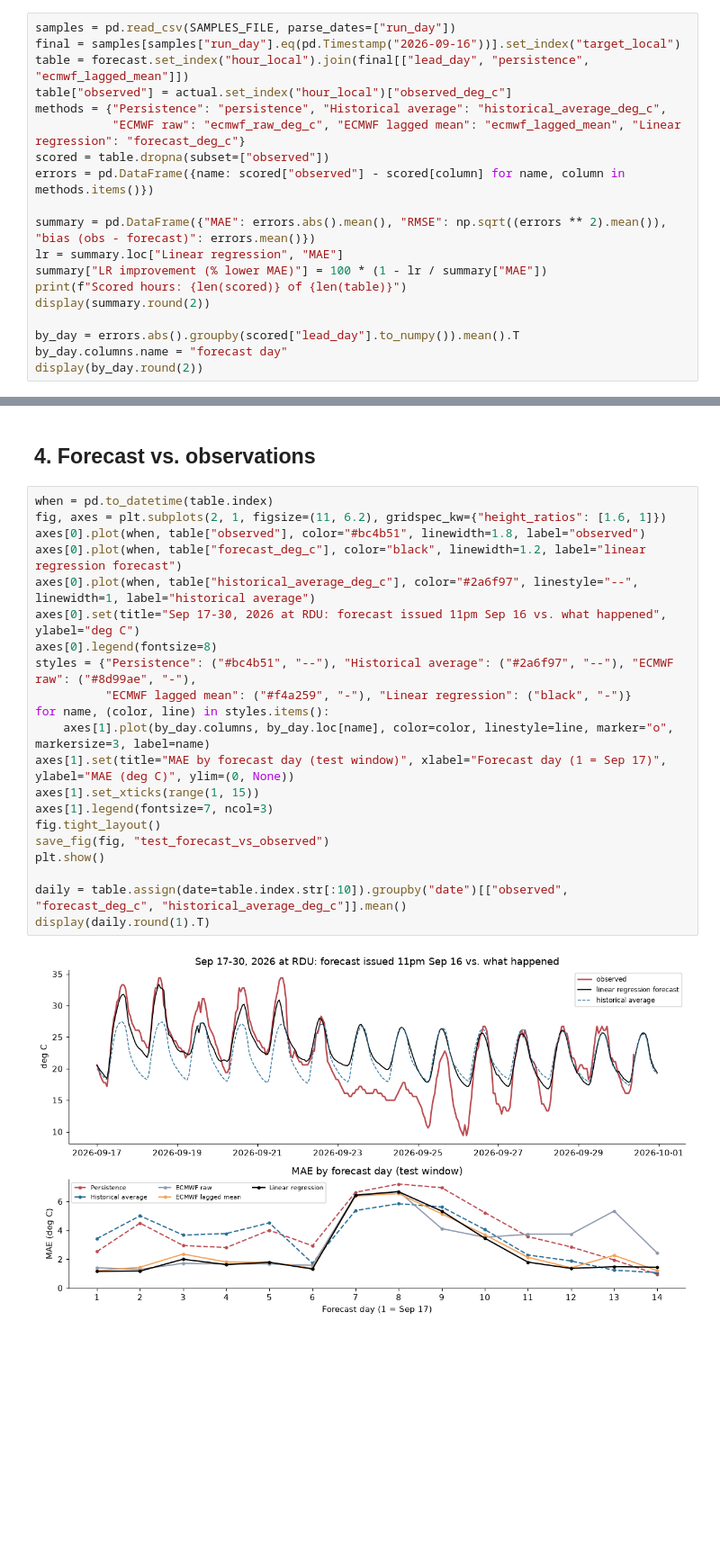
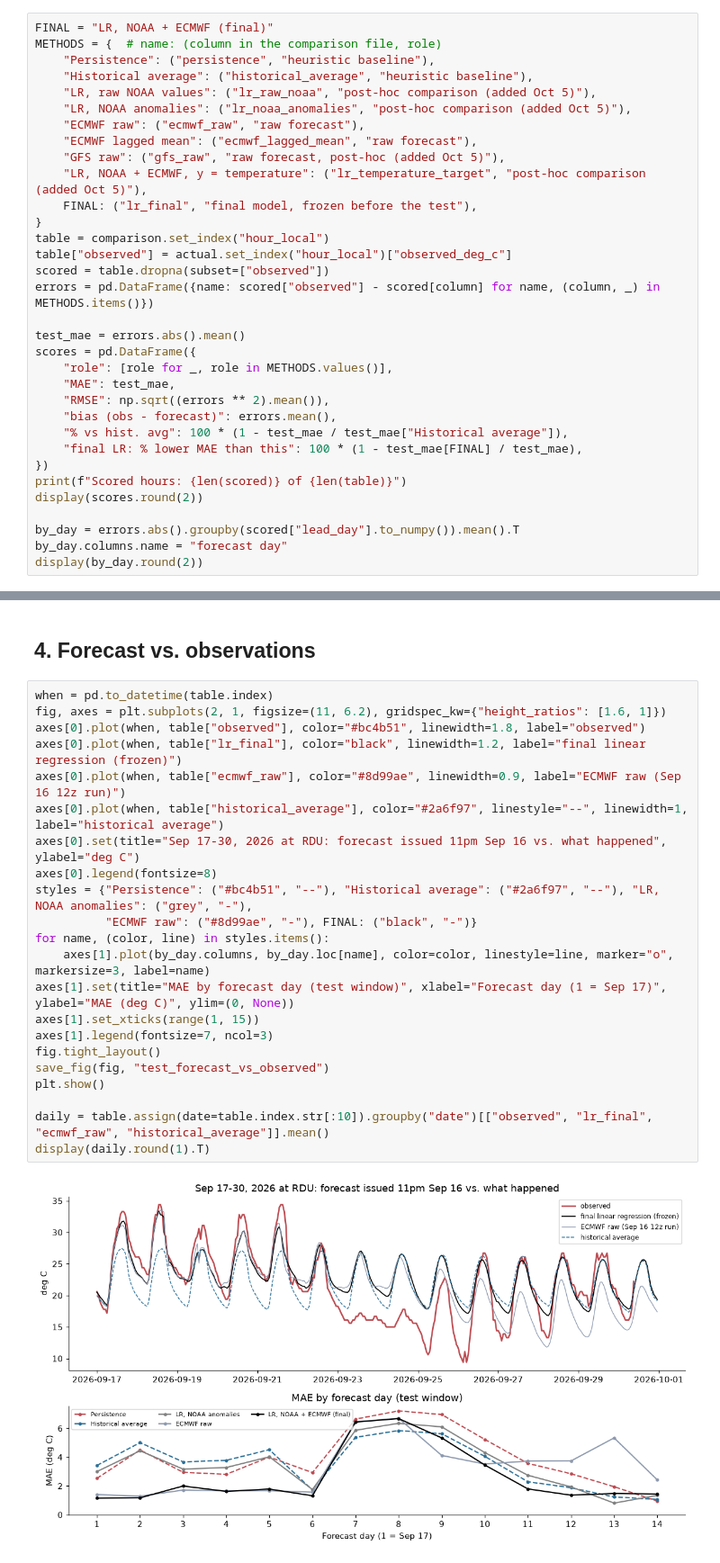
Before and after one commit to sz381/AIPI-520-Project-1, a Jupyter notebook: notebooks/05_linear_regression_test_evaluation.ipynb, the cells around one changed output, grey strips where cells are left out. Shown at 90% size. Drawn from its saved outputs; the diff is of its cells as text; blank space fills up the shorter version.

```diff
--- a/notebooks/05_linear_regression_test_evaluation.ipynb
+++ b/notebooks/05_linear_regression_test_evaluation.ipynb
@@ -115,18 +143,32 @@ All five methods are scored on the same observed hours. This is a single 14-day
 # %%
-samples = pd.read_csv(SAMPLES_FILE, parse_dates=["run_day"])
-final = samples[samples["run_day"].eq(pd.Timestamp("2026-09-16"))].set_index("target_local")
-table = forecast.set_index("hour_local").join(final[["lead_day", "persistence", "ecmwf_lagged_mean"]])
+FINAL = "LR, NOAA + ECMWF (final)"
+METHODS = {  # name: (column in the comparison file, role)
+    "Persistence": ("persistence", "heuristic baseline"),
+    "Historical average": ("historical_average", "heuristic baseline"),
+    "LR, raw NOAA values": ("lr_raw_noaa", "post-hoc comparison (added Oct 5)"),
+    "LR, NOAA anomalies": ("lr_noaa_anomalies", "post-hoc comparison (added Oct 5)"),
+    "ECMWF raw": ("ecmwf_raw", "raw forecast"),
+    "ECMWF lagged mean": ("ecmwf_lagged_mean", "raw forecast"),
+    "GFS raw": ("gfs_raw", "raw forecast, post-hoc (added Oct 5)"),
+    "LR, NOAA + ECMWF, y = temperature": ("lr_temperature_target", "post-hoc comparison (added Oct 5)"),
+    FINAL: ("lr_final", "final model, frozen before the test"),
+}
+table = comparison.set_index("hour_local")
 table["observed"] = actual.set_index("hour_local")["observed_deg_c"]
-methods = {"Persistence": "persistence", "Historical average": "historical_average_deg_c",
-           "ECMWF raw": "ecmwf_raw_deg_c", "ECMWF lagged mean": "ecmwf_lagged_mean", "Linear regression": "forecast_deg_c"}
 scored = table.dropna(subset=["observed"])
-errors = pd.DataFrame({name: scored["observed"] - scored[column] for name, column in methods.items()})
+errors = pd.DataFrame({name: scored["observed"] - scored[column] for name, (column, _) in METHODS.items()})
 
-summary = pd.DataFrame({"MAE": errors.abs().mean(), "RMSE": np.sqrt((errors ** 2).mean()), "bias (obs - forecast)": errors.mean()})
-lr = summary.loc["Linear regression", "MAE"]
-summary["LR improvement (% lower MAE)"] = 100 * (1 - lr / summary["MAE"])
+test_mae = errors.abs().mean()
+scores = pd.DataFrame({
+    "role": [role for _, role in METHODS.values()],
+    "MAE": test_mae,
+    "RMSE": np.sqrt((errors ** 2).mean()),
+    "bias (obs - forecast)": errors.mean(),
+    "% vs hist. avg": 100 * (1 - test_mae / test_mae["Historical average"]),
+    "final LR: % lower MAE than this": 100 * (1 - test_mae[FINAL] / test_mae),
+})
 print(f"Scored hours: {len(scored)} of {len(table)}")
-display(summary.round(2))
+display(scores.round(2))
 
 by_day = errors.abs().groupby(scored["lead_day"].to_numpy()).mean().T
 by_day.columns.name = "forecast day"
@@ -150,25 +222,26 @@ Scored hours: 322 of 336
 # %%
 when = pd.to_datetime(table.index)
 fig, axes = plt.subplots(2, 1, figsize=(11, 6.2), gridspec_kw={"height_ratios": [1.6, 1]})
 axes[0].plot(when, table["observed"], color="#bc4b51", linewidth=1.8, label="observed")
-axes[0].plot(when, table["forecast_deg_c"], color="black", linewidth=1.2, label="linear regression forecast")
-axes[0].plot(when, table["historical_average_deg_c"], color="#2a6f97", linestyle="--", linewidth=1, label="historical average")
+axes[0].plot(when, table["lr_final"], color="black", linewidth=1.2, label="final linear regression (frozen)")
+axes[0].plot(when, table["ecmwf_raw"], color="#8d99ae", linewidth=0.9, label="ECMWF raw (Sep 16 12z run)")
+axes[0].plot(when, table["historical_average"], color="#2a6f97", linestyle="--", linewidth=1, label="historical average")
 axes[0].set(title="Sep 17-30, 2026 at RDU: forecast issued 11pm Sep 16 vs. what happened", ylabel="deg C")
 axes[0].legend(fontsize=8)
-styles = {"Persistence": ("#bc4b51", "--"), "Historical average": ("#2a6f97", "--"), "ECMWF raw": ("#8d99ae", "-"),
-          "ECMWF lagged mean": ("#f4a259", "-"), "Linear regression": ("black", "-")}
+styles = {"Persistence": ("#bc4b51", "--"), "Historical average": ("#2a6f97", "--"), "LR, NOAA anomalies": ("grey", "-"),
+          "ECMWF raw": ("#8d99ae", "-"), FINAL: ("black", "-")}
 for name, (color, line) in styles.items():
     axes[1].plot(by_day.columns, by_day.loc[name], color=color, linestyle=line, marker="o", markersize=3, label=name)
 axes[1].set(title="MAE by forecast day (test window)", xlabel="Forecast day (1 = Sep 17)", ylabel="MAE (deg C)", ylim=(0, None))
 axes[1].set_xticks(range(1, 15))
 axes[1].legend(fontsize=7, ncol=3)
 fig.tight_layout()
 save_fig(fig, "test_forecast_vs_observed")
 plt.show()
 
-daily = table.assign(date=table.index.str[:10]).groupby("date")[["observed", "forecast_deg_c", "historical_average_deg_c"]].mean()
+daily = table.assign(date=table.index.str[:10]).groupby("date")[["observed", "lr_final", "ecmwf_raw", "historical_average"]].mean()
 display(daily.round(1).T)
 # %% [output]
-[figure, old version]
+[figure, new version]
 | date | 2026-09-17 | 2026-09-18 | 2026-09-19 | 2026-09-20 | 2026-09-21 | 2026-09-22 | 2026-09-23 | 2026-09-24 | ... |
 | observed | 25.7 | 27.5 | 26.1 | 26.0 | 26.6 | 22.4 | 16.5 | 16.0 | ... |
```
Also changed, not shown: parts of 11 cells of this notebook, 22 other files.
